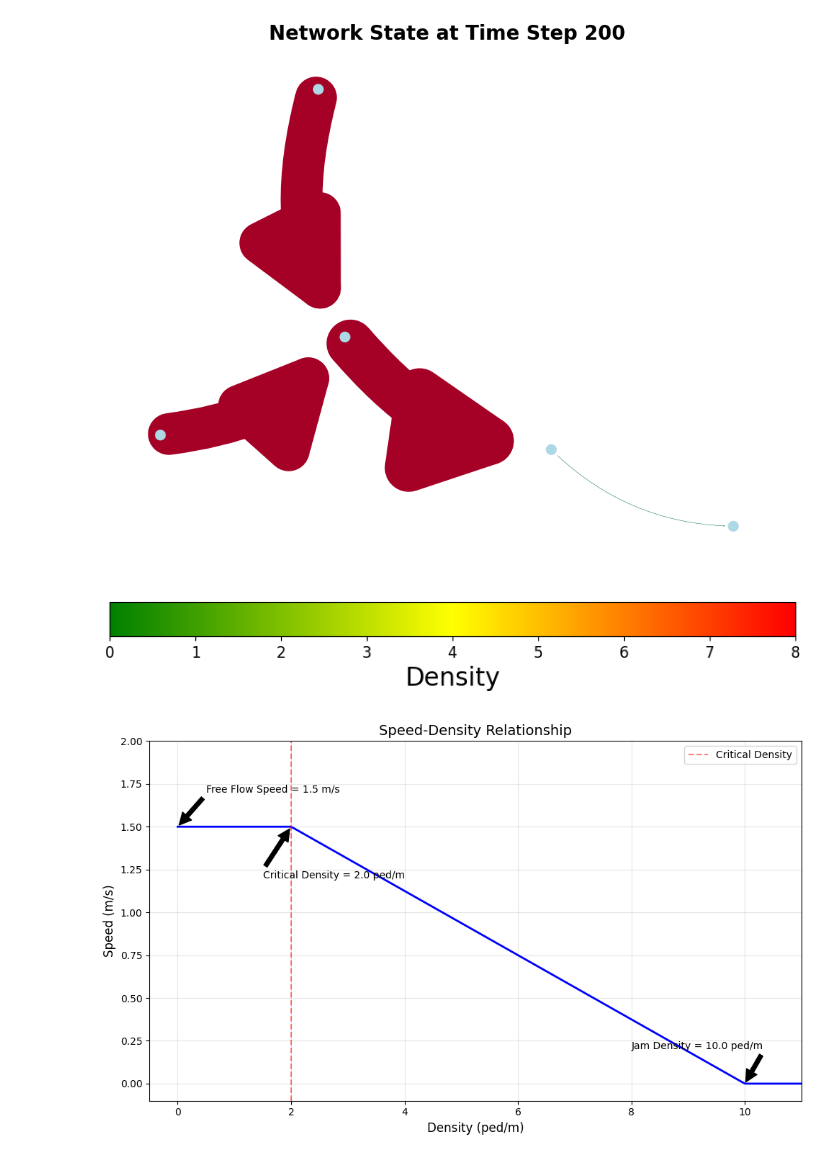
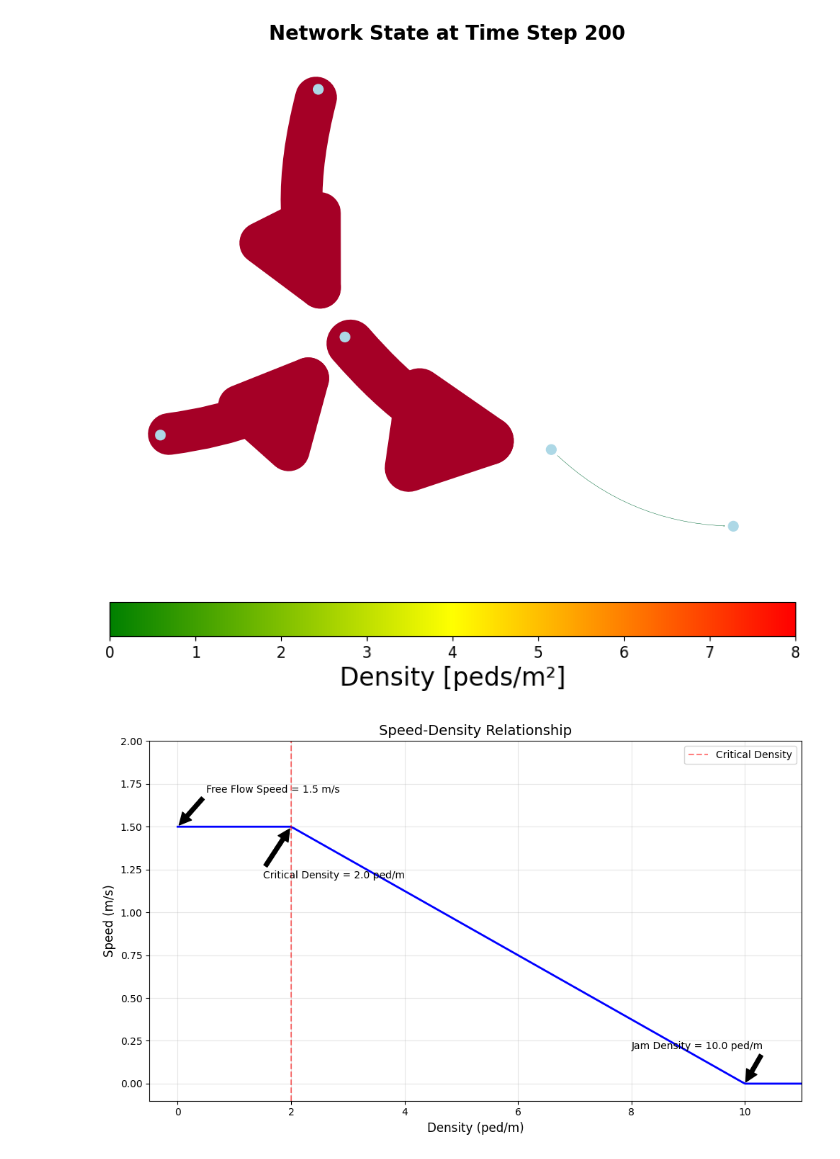
Before and after one commit to WaimenMak/PedNStream, a Jupyter notebook: draft.ipynb, the cells around one changed output. Drawn from its saved outputs; the diff is of its cells as text; code cells hidden in the pictures.

```diff
--- a/draft.ipynb
+++ b/draft.ipynb
@@ -345,36 +345,36 @@ import numpy as np
 from matplotlib.colors import LinearSegmentedColormap
 
 # Create figure and axis
 fig, ax = plt.subplots(figsize=(8, 10))
 
 # Create custom colormap from green to yellow to red
 colors = ['green', 'yellow', 'red']
 cmap = LinearSegmentedColormap.from_list("custom", colors)
 
 # Create a scalar mappable for the colorbar
 norm = plt.Normalize(0, 8)
 sm = plt.cm.ScalarMappable(cmap=cmap, norm=norm)
 sm.set_array([])
 
 # Create single colorbar
 cbar = plt.colorbar(sm, ax=ax, orientation='horizontal')
 cbar.ax.tick_params(labelsize=12)  # Increase tick label size
 # increase the size of the label
-cbar.ax.set_xlabel('Density', fontsize=20)
+cbar.ax.set_xlabel(r'Density [peds/m²]', fontsize=20)
 
 # Hide the main axis
 ax.set_visible(False)
 
 # Tight layout to prevent clipping
 plt.tight_layout()
 
 # Optional: save the plot
-plt.savefig('density_colorbar.png', bbox_inches='tight', dpi=300, transparent=True)
+plt.savefig('fig/density_colorbar.pdf', bbox_inches='tight', format='pdf')
 
 # Display the plot
 plt.show()
 # %% [output]
-[figure, old version]
+[figure, new version]
 # %%
 import numpy as np
 import matplotlib.pyplot as plt
```
Also changed, not shown: parts of 4 cells of this notebook, 5 other files.
